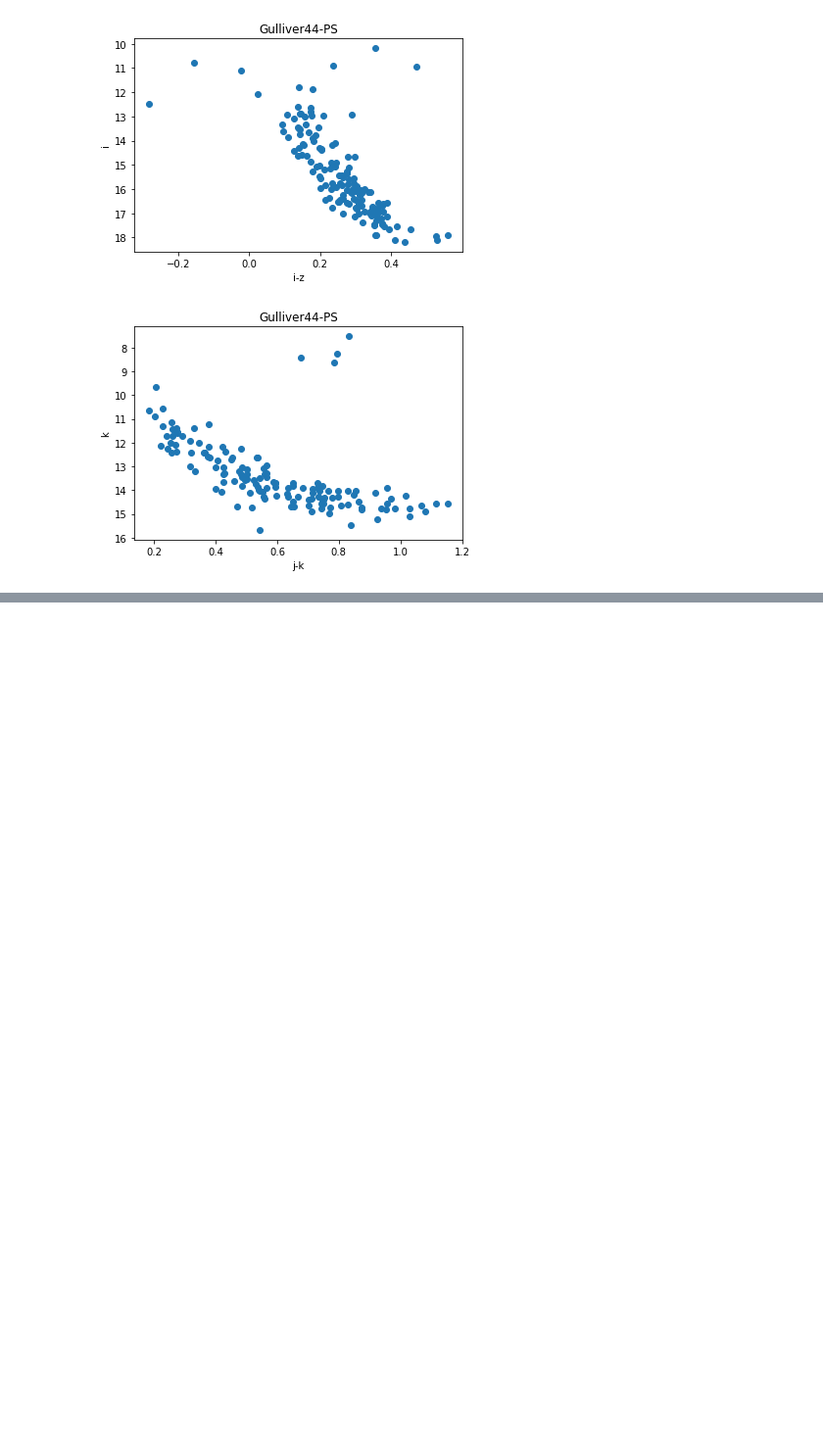
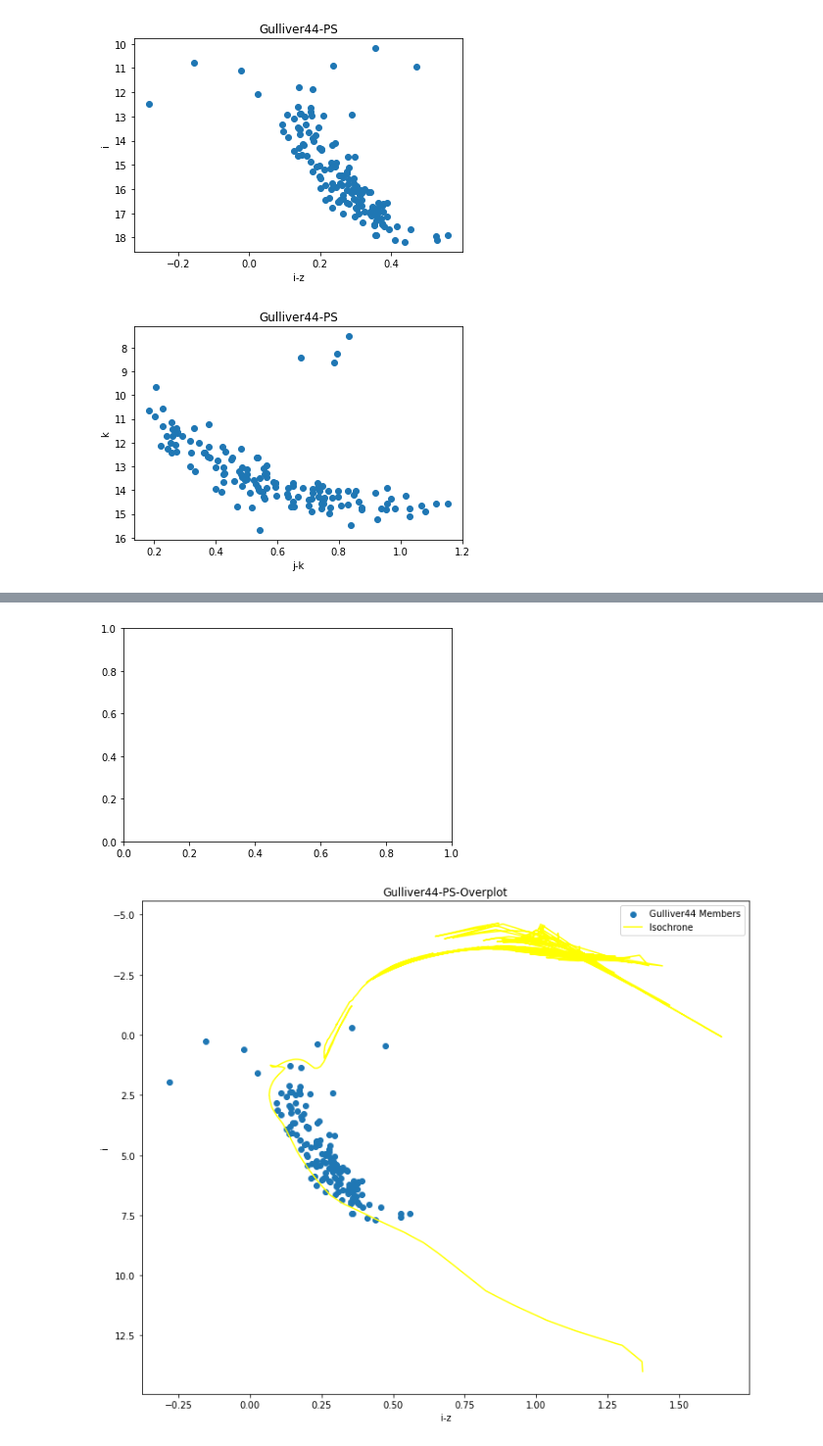
Before and after one commit to HrishitTambi/TidalTails, a Jupyter notebook: astro.ipynb, the cells around one changed output, grey strips where cells are left out. Shown: that part at 98% size. Cells and saved outputs as stored; diff of their text form; code cells hidden in the pictures; blank space fills up the shorter version.

```diff
--- a/astro.ipynb
+++ b/astro.ipynb
@@ -110,0 +114,28 @@ plt.show()
+# %%
+import matplotlib.pyplot as plt
+
+
+x = df_44_mem['i_ave_sth'] - df_44_mem['z_ave_sth']
+y = df_44_mem['i_ave_sth']
+
+fig, ax = plt.subplots()
+fig, ax = plt.subplots(figsize=(12, 10))
+d = 1258
+A_i = 0
+M_i = y - 5 * np.log10(d/10) - A_i
+
+ax.scatter(x, M_i, label='Gulliver44 Members')
+ax.plot(i_z, z, c='yellow', label='Isochrone')
+ax.invert_yaxis()
+ax.set_xlabel("i-z")
+ax.set_ylabel("i")
+ax.set_title('Gulliver44-PS-Overplot')
+ax.legend()
+
+
+
+plt.savefig('gulliver44_ps_overplot.png')
+plt.show()
+# %% [output]
+[figure, added]
+[figure, added]
```
Also changed, not shown: parts of 3 cells of this notebook.
